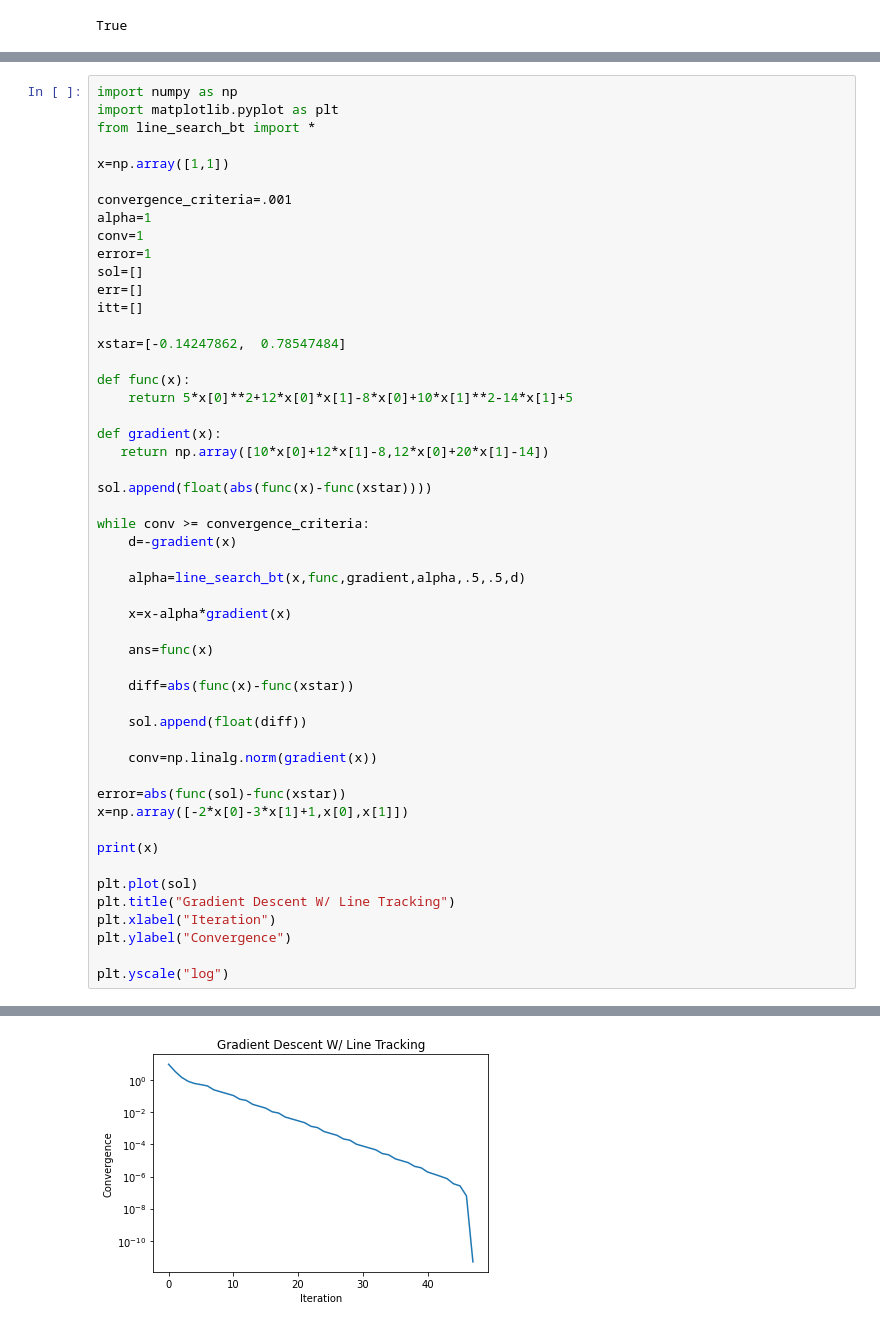
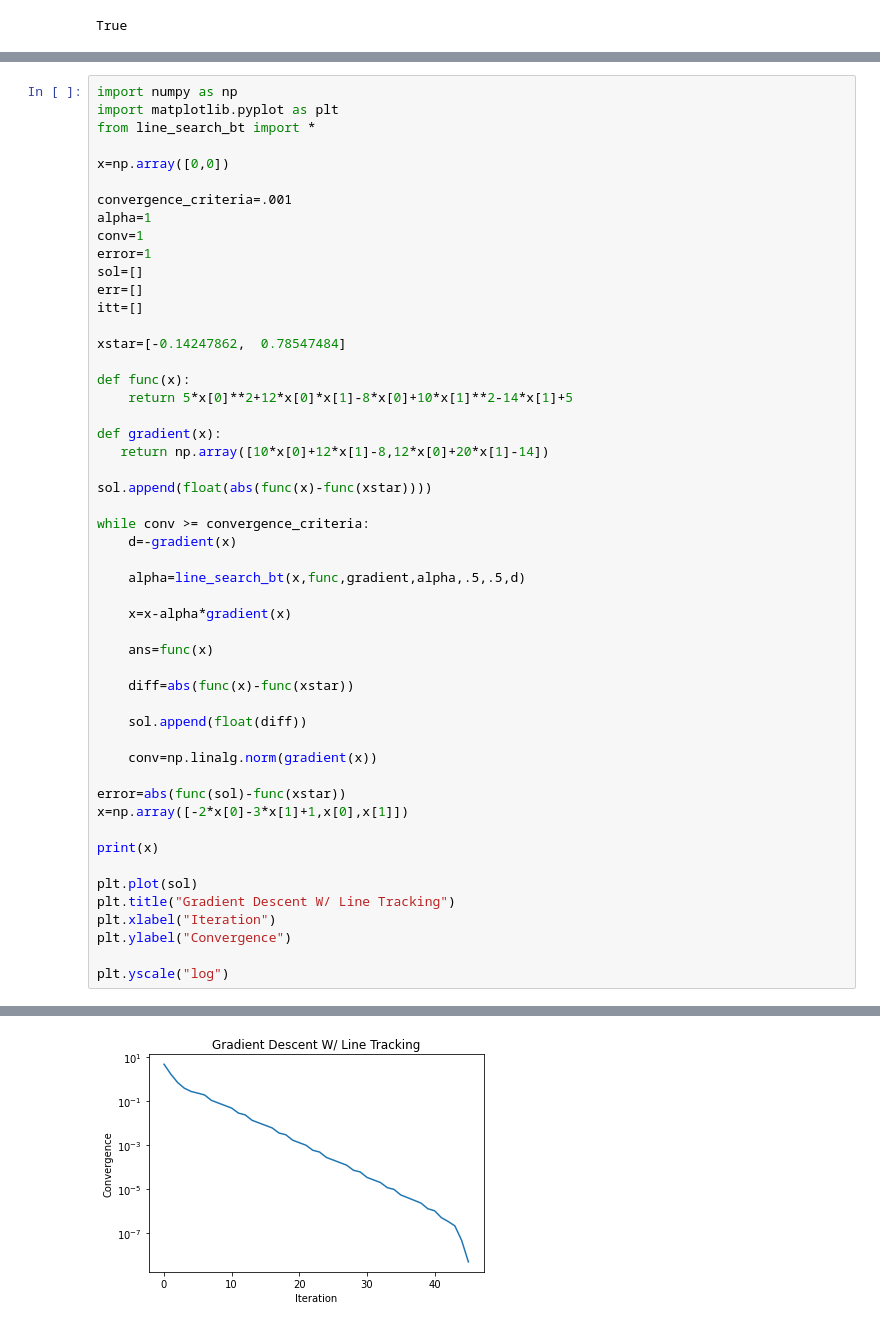
Before and after one commit to Cwhitney32/DesignOptimization, a Jupyter notebook: Homework 2.ipynb, the cells around one changed output, grey strips where cells are left out. Saved outputs shown, nothing was run; the diff lists cells and outputs as text.

```diff
--- a/Homework 2.ipynb
+++ b/Homework 2.ipynb
@@ -95,7 +95,7 @@ import numpy as np
 import matplotlib.pyplot as plt
 from line_search_bt import *
 
-x=np.array([1,1])
+x=np.array([0,0])
 
 convergence_criteria=.001
 alpha=1
@@ -146,4 +146,4 @@ plt.yscale("log")
-[figure, old version]
+[figure, new version]
 # %%
 import numpy as np
 import matplotlib.pyplot as plt
```
Also changed, not shown: parts of 3 cells of this notebook.
